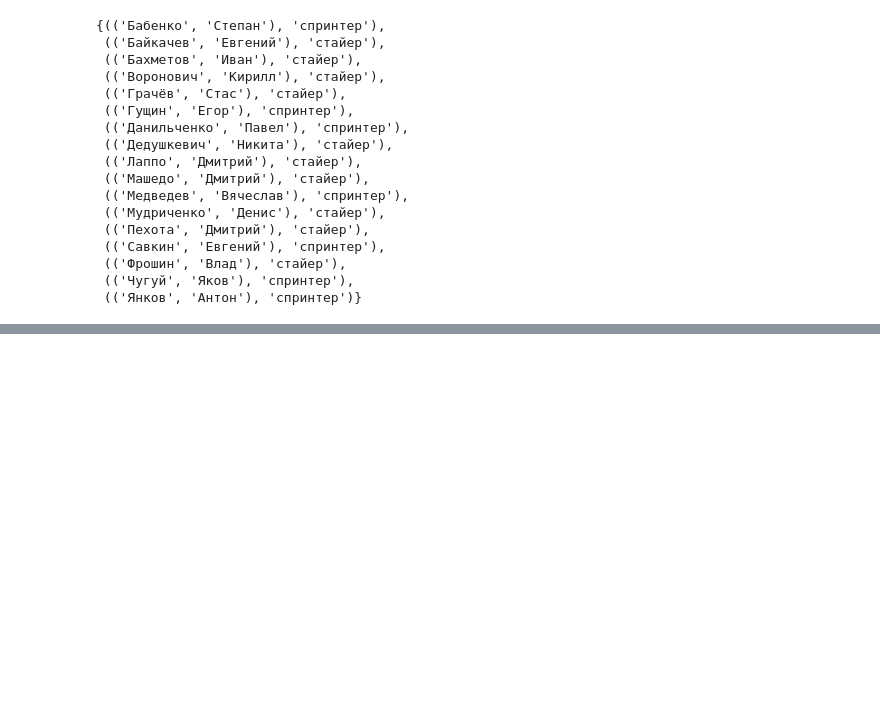
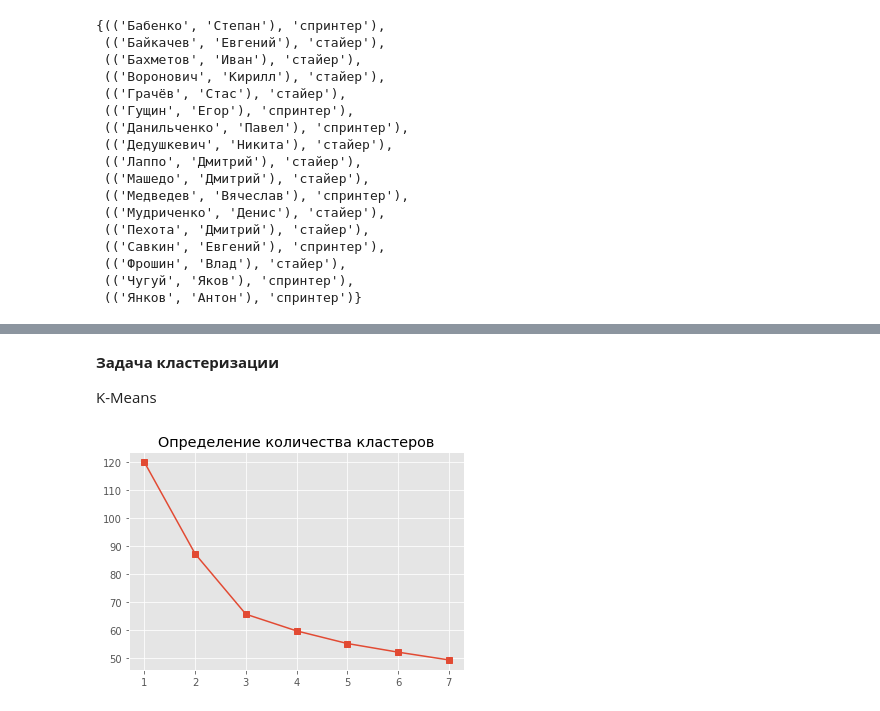
Before and after one commit to timoti1/T-SQL, a Jupyter notebook: Data Analysis/03_classification.ipynb, the cells around one changed output, grey strips where cells are left out. Cells and saved outputs as stored; diff of their text form; code cells hidden in the pictures; blank space fills up the shorter version.

```diff
--- a/Data Analysis/03_classification.ipynb
+++ b/Data Analysis/03_classification.ipynb
@@ -703,0 +697,14 @@ set(specializations2) - set(specializations1)
+# %%
+lr = LinearRegression()
+
+X = df_merged[['result_s_50_d', 'result_s_50_f', 'result_s_50_br', 'result_s_50_bk']]
+Y = df_merged['result_s']
+
+x_train, x_test, y_train, y_test = train_test_split(X, Y, test_size=0.25, random_state=0)
+
+lr.fit(x_train, y_train)
+
+# print('Коэффициенты линейной регрессии b0 = {}, b1 = {}'.format(lr.intercept_, lr.coef_))
+print(pd.DataFrame(lr.coef_, X.columns, columns=['Coefficients']))
+
+print('\nКоэффициент детерминации: {}'.format(lr.score(X, Y)))
@@ -703,0 +750,17 @@ set(specializations2) - set(specializations1)
+# %% [markdown]
+**Задача кластеризации**
+
+K-Means
+# %%
+from sklearn.cluster import KMeans
+
+inertia = []
+for k in range(1, 8):
+    kmeans = KMeans(n_clusters=k, random_state=1).fit(X)
+    inertia.append(numpy.sqrt(kmeans.inertia_))
+
+plt.plot(range(1, 8), inertia, marker='s');
+plt.title('Определение количества кластеров')
+plt.show()
+# %% [output]
+[figure, added]
```
Also changed, not shown: parts of 26 cells of this notebook.
